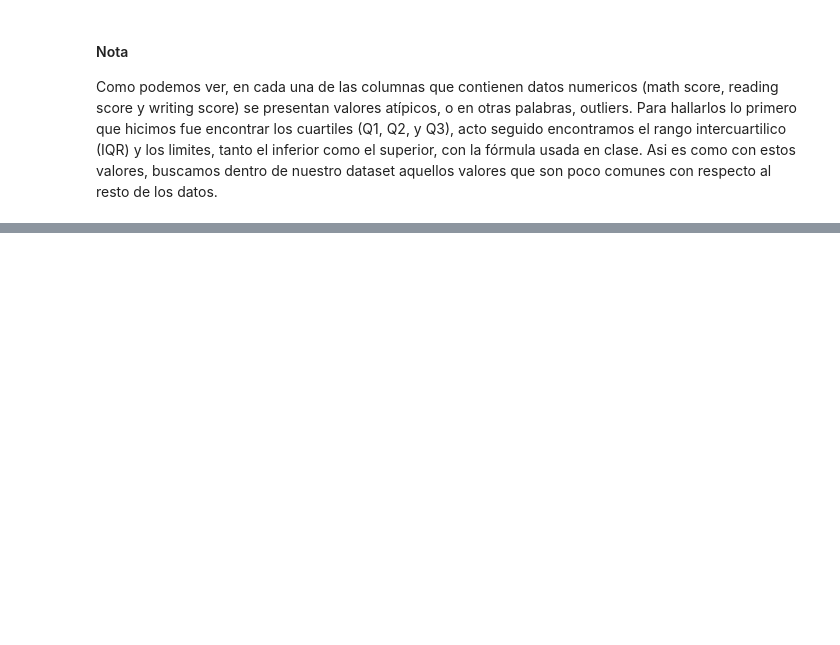
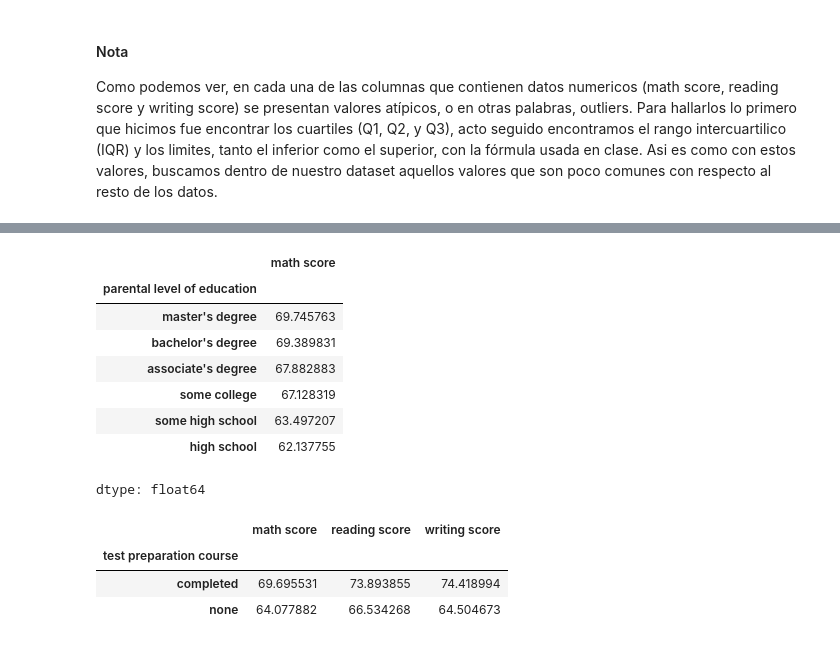
Before and after one commit to Salazar1022/machine-learning-workshop-1, a Jupyter notebook: workshop1.ipynb, the cells around one changed output, grey strips where cells are left out. Saved outputs shown, nothing was run; the diff lists cells and outputs as text; code cells hidden in the pictures; blank space fills up the shorter version.

```diff
--- a/workshop1.ipynb
+++ b/workshop1.ipynb
@@ -402,0 +464,19 @@ Como podemos ver, en cada una de las columnas que contienen datos numericos (mat
+# %%
+students_data.groupby("parental level of education")["math score"].mean().sort_values(ascending=False)
+# %% [output]
+|  | math score |
+| parental level of education |  |
+| master's degree | 69.745763 |
+| bachelor's degree | 69.389831 |
+| associate's degree | 67.882883 |
+| some college | 67.128319 |
+| some high school | 63.497207 |
+| high school | 62.137755 |
+dtype: float64
+# %%
+students_data.groupby("test preparation course")[["math score", "reading score", "writing score"]].mean()
+# %% [output]
+|  | math score | reading score | writing score |
+| test preparation course |  |  |  |
+| completed | 69.695531 | 73.893855 | 74.418994 |
+| none | 64.077882 | 66.534268 | 64.504673 |
```
Also changed, not shown: parts of 19 cells of this notebook.
